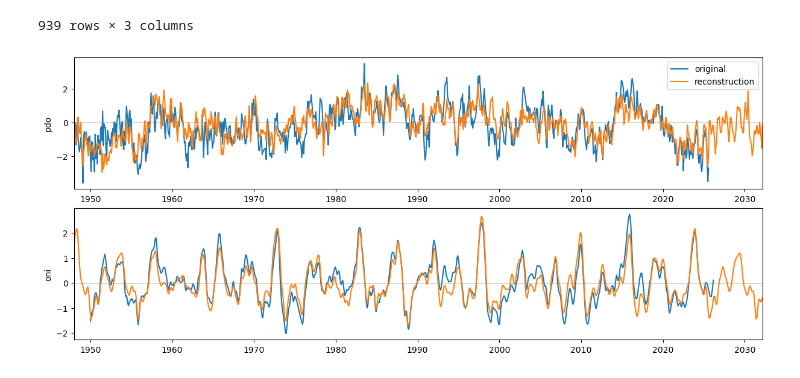
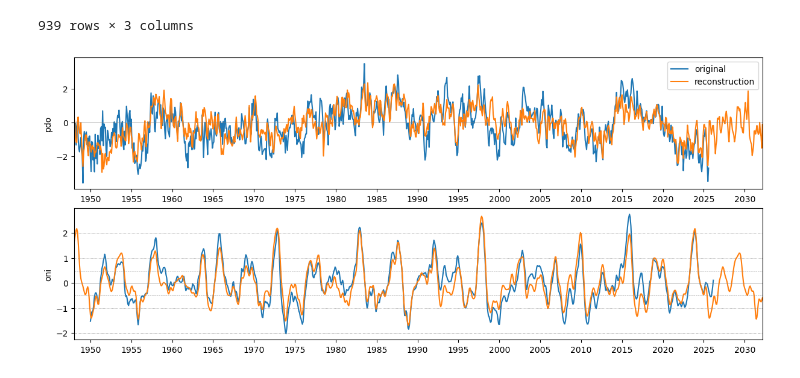
Before and after one commit to romeroqe/spectral-spatial-sst-model, a Jupyter notebook: demo/predictor_reconstruction.ipynb, the cells around one changed output. Saved outputs shown, nothing was run; the diff lists cells and outputs as text; code cells hidden in the pictures.

Commit message:
predictor_reconstruction demo

```diff
--- a/demo/predictor_reconstruction.ipynb
+++ b/demo/predictor_reconstruction.ipynb
@@ -166,43 +166,48 @@ df
 | 938 | 2026-03-01 | NaN | 0.11 |
 939 rows × 3 columns
 # %%
+df_ext = df.copy()
 horizon = 72
 
-future_time = pd.date_range(start=df.time.iloc[-1] + pd.offsets.MonthBegin(1), periods=horizon, freq="MS")
+future_time = pd.date_range(start=df_ext.time.iloc[-1] + pd.offsets.MonthBegin(1), periods=horizon, freq="MS")
 df_future = pd.DataFrame({"time": future_time})
-for col in df.columns:
+for col in df_ext.columns:
     if col != "time":
         df_future[col] = np.nan
-df = pd.concat([df, df_future], ignore_index=True)
+df_ext = pd.concat([df_ext, df_future], ignore_index=True)
 
 for name, _ in indices.items():
     ds_modes = predictors_modes[name]
 
-    t = np.arange(df.time.shape[0])
+    t = np.arange(df_ext.time.shape[0])
     ref = ds_modes.attrs["time_reference"].replace("t0 =", "").strip()
     ref = np.datetime64(ref, "M")
-    time0 = df.time.values[0].astype("datetime64[M]")
+    time0 = df_ext.time.values[0].astype("datetime64[M]")
     t0 = (ref - time0).astype(int)
 
-    df[f"{name}_recon"] = predictor_in_pixel([], [], ds_modes, t, t0=t0)
+    df_ext[f"{name}_recon"] = predictor_in_pixel([], [], ds_modes, t, t0=t0)
 
 fig = plt.figure(figsize=(12, 5), constrained_layout=True)
 
 ax = fig.add_subplot(2, 1, 1)
-ax.plot(df.time, df.pdo, label="original")
-ax.plot(df.time, df.pdo_recon, label="reconstruction")
-ax.set_xlim(df.time.values[0], df.time.values[-1])
+ax.plot(df_ext.time, df_ext.pdo, label="original")
+ax.plot(df_ext.time, df_ext.pdo_recon, label=f"reconstruction")
+ax.set_xlim(df_ext.time.values[0], df_ext.time.values[-1])
+ax.xaxis.set_major_locator(mpl.dates.YearLocator(5))
 ax.axhline(y=0, color='grey', lw=0.5)
 ax.set_ylabel("pdo")
 ax.legend()
 
 ax = fig.add_subplot(2, 1, 2)
-ax.plot(df.time, df.oni)
-ax.plot(df.time, df.oni_recon)
-ax.set_xlim(df.time.values[0], df.time.values[-1])
+ax.plot(df_ext.time, df_ext.oni)
+ax.plot(df_ext.time, df_ext.oni_recon)
+ax.set_xlim(df_ext.time.values[0], df_ext.time.values[-1])
+ax.xaxis.set_major_locator(mpl.dates.YearLocator(5))
+for y, ls in zip([-0.5, 0.5, -1, 1, -2, 2], ["--", "--", ":", ":", "-.", "-."]):
+    ax.axhline(y=y, ls=ls, color='grey', lw=0.5)
 ax.axhline(y=0, color='grey', lw=0.5)
 ax.set_ylabel("oni")
 
 plt.show()
 # %% [output]
-[figure, old version]
+[figure, new version]
```
